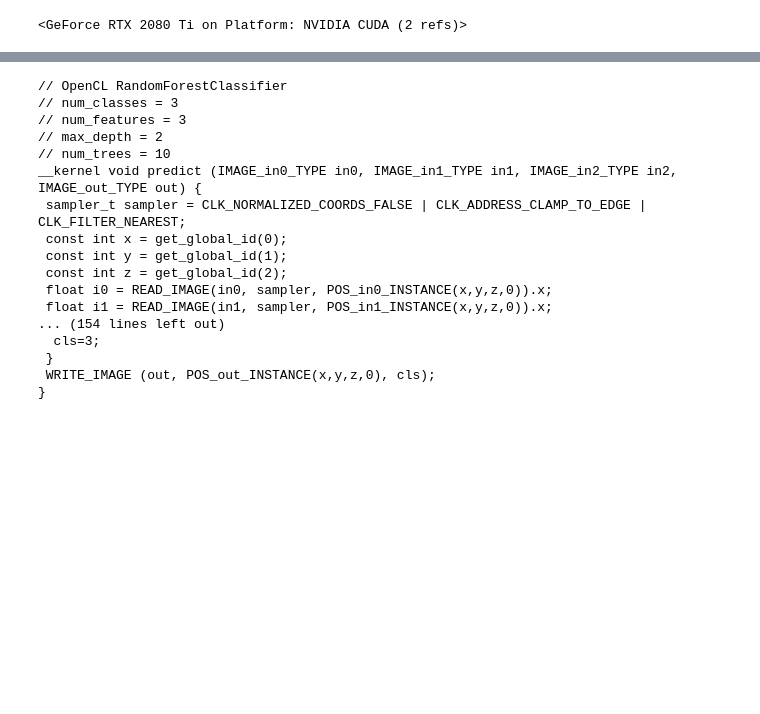
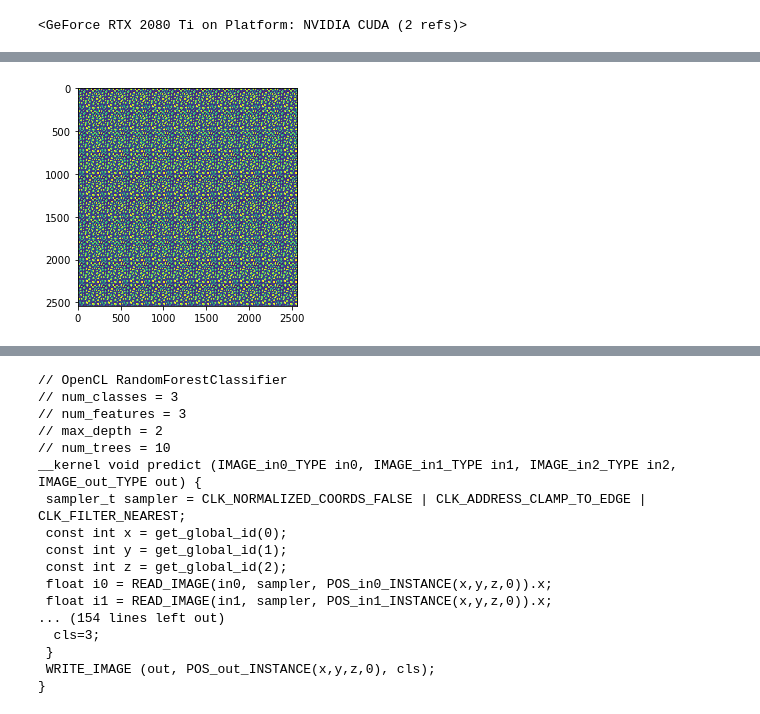
Before and after one commit to haesleinhuepf/oclrfc, a Jupyter notebook: demo/demo.ipynb, the cells around one changed output, grey strips where cells are left out. Saved outputs shown, nothing was run; the diff lists cells and outputs as text; code cells hidden in the pictures; blank space fills up the shorter version.

Commit message:
run demo on larger images

```diff
--- a/demo/demo.ipynb
+++ b/demo/demo.ipynb
@@ -123,0 +144,14 @@ For reference, that's the OpenCL-code that generated the prediction:
+# %%
+import pyclesperanto_prototype as cle
+
+w = image.shape[1]
+h = image.shape[0]
+
+larger_image = cle.create([h * 10, w * 10])
+for x in range(0, 10):
+    for y in range(0, 10):
+        cle.paste(image, larger_image, destination_x=x*w, destination_y=y*h)
+
+cle.imshow(larger_image)
+# %% [output]
+[figure, added]
```
Also changed, not shown: parts of 9 cells of this notebook.
